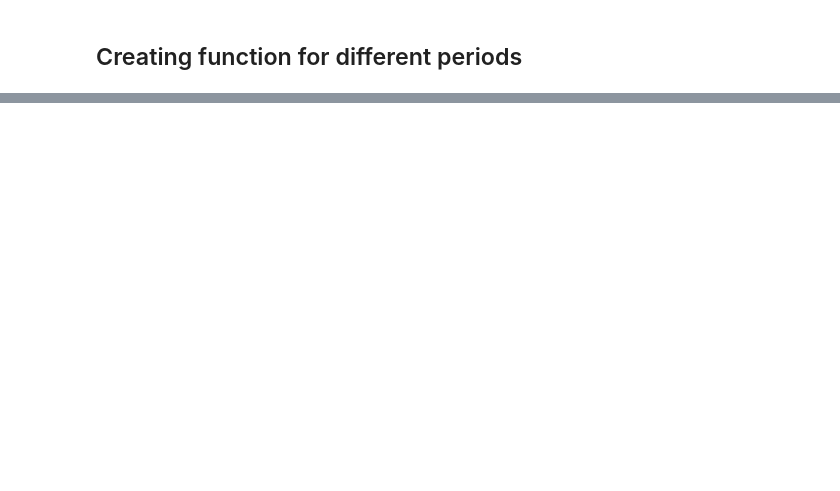
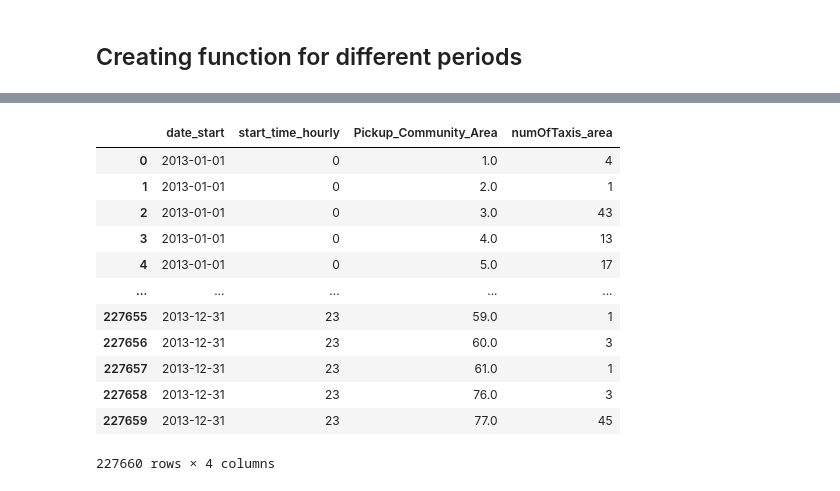
Before and after one commit to Hannah2800/AAA_2023_AdvancedPythonPandas, a Jupyter notebook: Task 1 - Data Cleaning and Preparation.ipynb, the cells around one changed output, grey strips where cells are left out. Cells and saved outputs as stored; diff of their text form; code cells hidden in the pictures; blank space fills up the shorter version.

```diff
--- a/Task 1 - Data Cleaning and Preparation.ipynb
+++ b/Task 1 - Data Cleaning and Preparation.ipynb
@@ -991,0 +1029,17 @@ df
+# %%
+df_chicago_area = df_chicago_area.groupby(["date_start", "start_time_hourly", "Pickup_Community_Area"])['numOfTaxis_area'].count().reset_index()
+df_chicago_area
+# %% [output]
+|  | date_start | start_time_hourly | Pickup_Community_Area | numOfTaxis_area |
+| 0 | 2013-01-01 | 0 | 1.0 | 4 |
+| 1 | 2013-01-01 | 0 | 2.0 | 1 |
+| 2 | 2013-01-01 | 0 | 3.0 | 43 |
+| 3 | 2013-01-01 | 0 | 4.0 | 13 |
+| 4 | 2013-01-01 | 0 | 5.0 | 17 |
+| ... | ... | ... | ... | ... |
+| 227655 | 2013-12-31 | 23 | 59.0 | 1 |
+| 227656 | 2013-12-31 | 23 | 60.0 | 3 |
+| 227657 | 2013-12-31 | 23 | 61.0 | 1 |
+| 227658 | 2013-12-31 | 23 | 76.0 | 3 |
+| 227659 | 2013-12-31 | 23 | 77.0 | 45 |
+227660 rows × 4 columns
```
Also changed, not shown: parts of 37 cells of this notebook, 1 other file.
